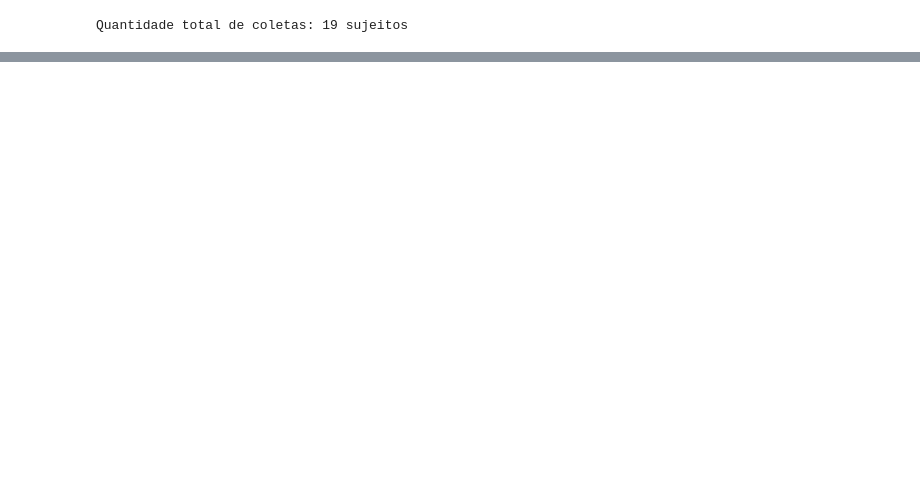
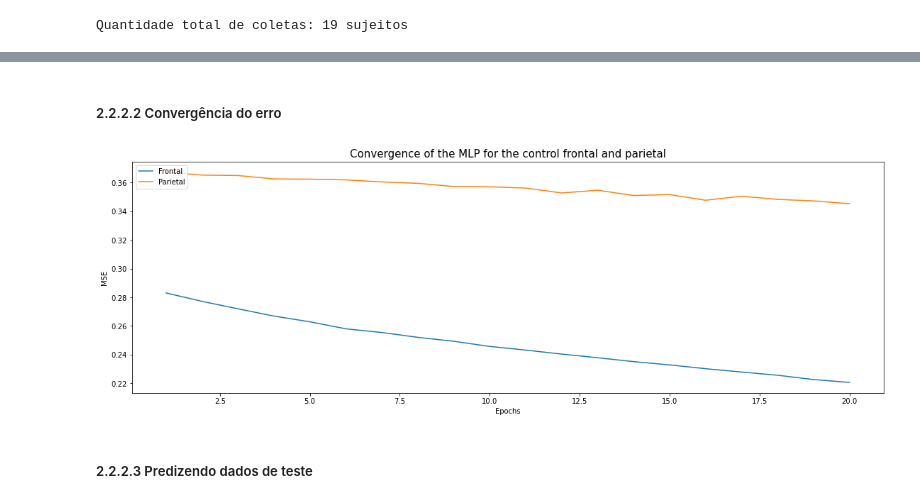
Before and after one commit to abner-lucas/EEG-Time-Series-Prediction, a Jupyter notebook: notebooks/predict_erp.ipynb, the cells around one changed output, grey strips where cells are left out. Cells and saved outputs as stored; diff of their text form; code cells hidden in the pictures; blank space fills up the shorter version.

```diff
--- a/notebooks/predict_erp.ipynb
+++ b/notebooks/predict_erp.ipynb
@@ -435,0 +391,47 @@ Sujeito classificado como do grupo Controle
+# %%
+# Treinando melhor modelo para a região frontal
+fit_gf = best_model_gf.fit(G_x_train_f, G_y_train_f, epochs=epochs, batch_size=batch_size,
+                           validation_data=(G_x_validation_f, G_y_validation_f), shuffle=False,
+                           verbose=1)
+
+# Treinando melhor modelo para a região parietal
+fit_gp = best_model_gp.fit(G_x_train_p, G_y_train_p, epochs=epochs, batch_size=batch_size,
+                           validation_data=(G_x_validation_p, G_y_validation_p), shuffle=False,
+                           verbose=1)
+# %% [markdown]
+##### <a id='p_mlp_g_plottrain'>2.2.2.2 Convergência do erro</a>
+# %%
+#subplots MSE frontal e parietal
+# fig5 = plt.figure(figsize=(19,12))
+# x1 = np.arange(1, len(fit_gf.history['loss']) + 1)
+# plt.subplot(2,1,1)
+# plt.plot(x1, fit_gf.history['loss'])
+# plt.plot(fit_gf.history['val_loss'])
+# plt.title('Convergence of the MLP for the gifted frontal',fontsize=15)
+# plt.xlabel('Epochs')
+# plt.ylabel('MSE')
+# plt.legend(['Train', 'Validation'], loc='upper left')
+# plt.subplot(2,1,2)
+# x2 = np.arange(1, len(fit_gp.history['loss']) + 1)
+# plt.plot(x2, fit_gp.history['loss'])
+# plt.plot(fit_gp.history['val_loss'])
+# plt.title('Convergence of the MLP for the gifted parietal',fontsize=15)
+# plt.xlabel('Epochs')
+# plt.ylabel('MSE')
+# plt.legend(['Train', 'Validation'], loc='upper left')
+
+fig5 = plt.figure(figsize=(19,6))
+x1 = np.arange(1, len(fit_gf.history['loss']) + 1)
+plt.plot(x1, fit_gf.history['loss'])
+plt.plot(x1, fit_gp.history['loss'])
+plt.title('Convergence of the MLP for the control frontal and parietal',fontsize=15)
+plt.xlabel('Epochs')
+plt.ylabel('MSE')
+plt.legend(['Frontal', 'Parietal'], loc='upper left')
+
+plt.savefig(f'outputs_fig/fig5_convergence_mlp_regressor_gifted_frontal_parietal.png')
+# plt.savefig('/content/drive/MyDrive/Colab Notebooks/PPGCC/EEG/outputs_fig_visual/fig5_convergence_mlp_regressor_gifted_frontal_parietal.png')
+# %% [output]
+[figure, added]
+# %% [markdown]
+##### <a id='p_mlp_g_pred'>2.2.2.3 Predizendo dados de teste</a>
```
Also changed, not shown: parts of 73 cells of this notebook, 14 other files.
